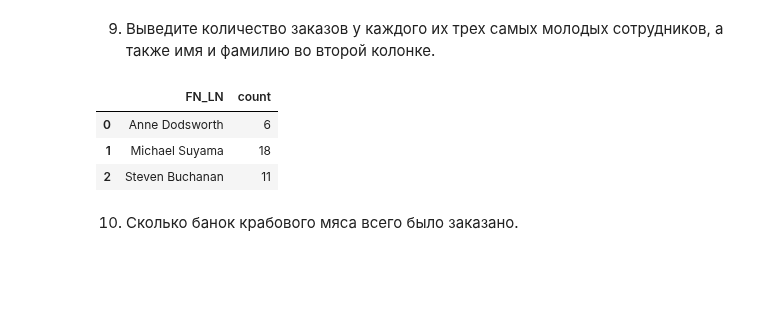
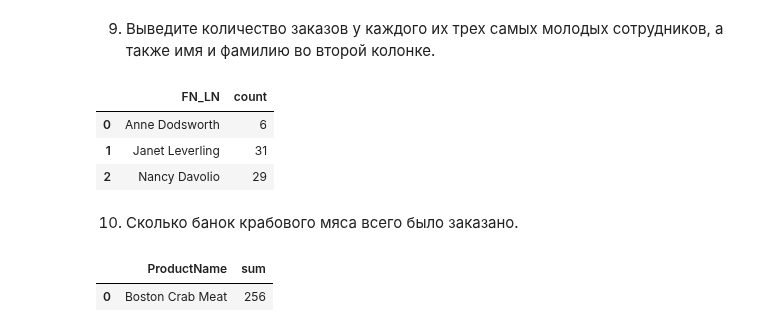
Before and after one commit to Vladislav-7-AV/teach-scool-ds, a Jupyter notebook: Hometask-M3/SQL1/sql_1_HW_FIO.ipynb, the cells around one changed output. Drawn from its saved outputs; the diff is of its cells as text; code cells hidden in the pictures; blank space fills up the shorter version.

```diff
--- a/Hometask-M3/SQL1/sql_1_HW_FIO.ipynb
+++ b/Hometask-M3/SQL1/sql_1_HW_FIO.ipynb
@@ -261,22 +251,26 @@ pd.read_sql(
 # %%
 pd.read_sql(
     '''--sql
     WITH a as (
-    SELECT * FROM Employees e
-    ORDER BY e.BirthDate
+    SELECT  e.*,
+    substring (BirthDate,1,2) as day,
+    substring (BirthDate,4,2) as month,
+    substring (BirthDate,7,4) as year
+    FROM Employees e
+    ORDER BY year desc,month desc,day desc
     LIMIT 3)
     SELECT Concat(a.FirstName, ' ' , a.LastName) as FN_LN
     , count(o.OrderID) as count
     FROM a
     JOIN Orders o ON a.EmployeeID = o.EmployeeID
     GROUP BY Concat(a.FirstName, ' ' , a.LastName)
     ''',
     con,
 )
 # %% [output]
 |  | FN_LN | count |
 | 0 | Anne Dodsworth | 6 |
-| 1 | Michael Suyama | 18 |
-| 2 | Steven Buchanan | 11 |
+| 1 | Janet Leverling | 31 |
+| 2 | Nancy Davolio | 29 |
 # %% [markdown]
 10. Сколько банок крабового мяса всего было заказано.
@@ -289,0 +277,14 @@ pd.read_sql(
+# %%
+pd.read_sql(
+    '''--sql
+    SELECT p.ProductName,sum(Quantity) as sum
+    FROM Products p
+    JOIN OrderDetails od
+    ON p.ProductID = od.ProductID
+    WHERE p.ProductName = 'Boston Crab Meat'
+    ''',
+    con,
+)
+# %% [output]
+|  | ProductName | sum |
+| 0 | Boston Crab Meat | 256 |
```
Also changed, not shown: parts of 6 cells of this notebook.
